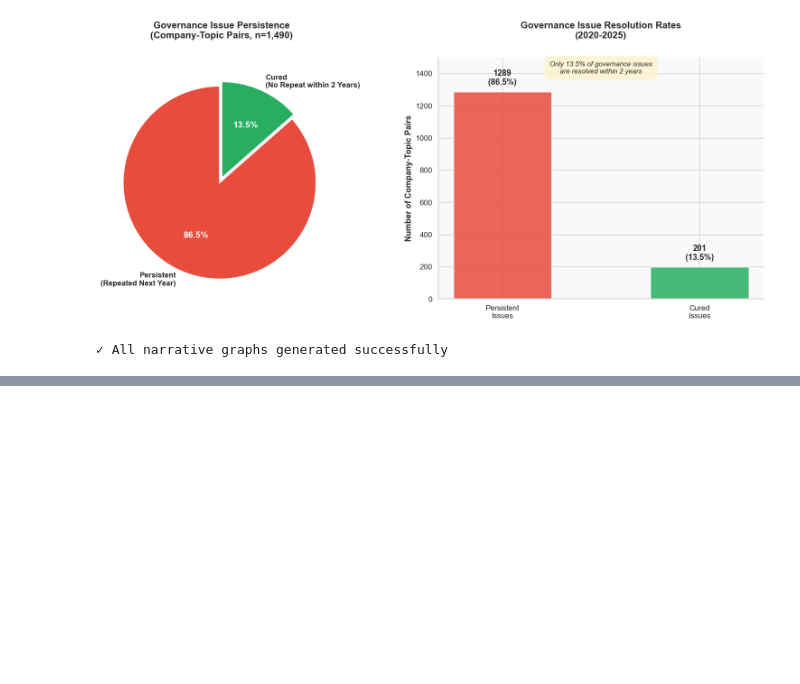
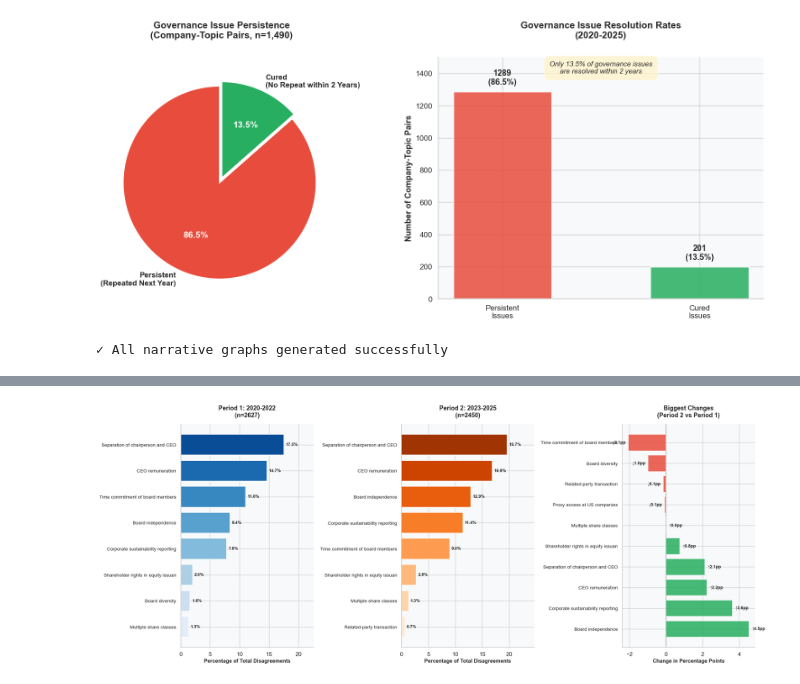
Before and after one commit to JoseBarros23/gpfg-esg-ml-analysis-2024, a Jupyter notebook: notebooks/meetings.ipynb, the cells around one changed output, grey strips where cells are left out. Cells and saved outputs as stored; diff of their text form; code cells hidden in the pictures; blank space fills up the shorter version.

```diff
--- a/notebooks/meetings.ipynb
+++ b/notebooks/meetings.ipynb
@@ -5133,0 +5561,95 @@ KeyError: 'ESG_any'
+# %%
+# =============================================================================
+# GRAPH 3: POSITION PAPER EVOLUTION (2020-2022 vs 2023-2025)
+# =============================================================================
+
+fig, (ax1, ax2, ax3) = plt.subplots(1, 3, figsize=(20, 8))
+
+# Left: Period 1 (2020-2022)
+period_1_top = period_1_papers.head(8)
+period_1_pct = (period_1_top / period_1_total * 100)
+clean_names_p1 = [p.replace('Position paper: ', '')[:35] if pd.notna(p) else 'No position paper'
+                  for p in period_1_top.index]
+
+colors_p1 = sns.color_palette("Blues_r", len(period_1_top))
+y_pos = np.arange(len(period_1_top))
+
+bars = ax1.barh(y_pos, period_1_pct.values, color=colors_p1,
+                edgecolor='white', linewidth=1.5)
+
+ax1.set_yticks(y_pos)
+ax1.set_yticklabels(clean_names_p1, fontsize=10)
+ax1.set_xlabel('Percentage of Total Disagreements', fontsize=11, fontweight='bold')
+ax1.set_title('Period 1: 2020-2022\n(n={})'.format(period_1_total),
+              fontsize=13, fontweight='bold', pad=15)
+ax1.invert_yaxis()
+
+for i, v in enumerate(period_1_pct.values):
+    ax1.text(v + 0.3, i, f'{v:.1f}%', va='center', fontsize=9, fontweight='bold')
+
+ax1.set_xlim(0, max(period_1_pct.values) + 5)
+ax1.spines['top'].set_visible(False)
+ax1.spines['right'].set_visible(False)
+
+# Middle: Period 2 (2023-2025)
+period_2_top = period_2_papers.head(8)
+period_2_pct = (period_2_top / period_2_total * 100)
+clean_names_p2 = [p.replace('Position paper: ', '')[:35] if pd.notna(p) else 'No position paper'
+                  for p in period_2_top.index]
+
+colors_p2 = sns.color_palette("Oranges_r", len(period_2_top))
+y_pos = np.arange(len(period_2_top))
+
+bars = ax2.barh(y_pos, period_2_pct.values, color=colors_p2,
+                edgecolor='white', linewidth=1.5)
+
+ax2.set_yticks(y_pos)
+ax2.set_yticklabels(clean_names_p2, fontsize=10)
+ax2.set_xlabel('Percentage of Total Disagreements', fontsize=11, fontweight='bold')
+ax2.set_title('Period 2: 2023-2025\n(n={})'.format(period_2_total),
+              fontsize=13, fontweight='bold', pad=15)
+ax2.invert_yaxis()
+
+for i, v in enumerate(period_2_pct.values):
+    ax2.text(v + 0.3, i, f'{v:.1f}%', va='center', fontsize=9, fontweight='bold')
+
+ax2.set_xlim(0, max(period_2_pct.values) + 5)
+ax2.spines['top'].set_visible(False)
+ax2.spines['right'].set_visible(False)
+
+# Right: Biggest changes
+changes_data = []
+for paper, change in sorted_changes[:10]:
+    clean_name = paper.replace('Position paper: ', '')[:35] if pd.notna(paper) else 'No position paper'
+    changes_data.append({'paper': clean_name, 'change': change})
+
+changes_df = pd.DataFrame(changes_data).sort_values('change')
+y_pos = np.arange(len(changes_df))
+
+# Color by direction
+colors_change = ['#27ae60' if c > 0 else '#e74c3c' for c in changes_df['change']]
+
+bars = ax3.barh(y_pos, changes_df['change'], color=colors_change,
+                edgecolor='white', linewidth=1.5, alpha=0.85)
+
+ax3.set_yticks(y_pos)
+ax3.set_yticklabels(changes_df['paper'], fontsize=10)
+ax3.set_xlabel('Change in Percentage Points', fontsize=11, fontweight='bold')
+ax3.set_title('Biggest Changes\n(Period 2 vs Period 1)',
+              fontsize=13, fontweight='bold', pad=15)
+ax3.axvline(0, color='black', linewidth=1, alpha=0.3)
+ax3.invert_yaxis()
+
+for i, v in enumerate(changes_df['change']):
+    direction = "↑" if v > 0 else "↓"
+    ax3.text(v + 0.15 if v > 0 else v - 0.15, i, f'{direction}{abs(v):.1f}pp',
+            va='center', ha='left' if v > 0 else 'right',
+            fontsize=9, fontweight='bold')
+
+ax3.spines['top'].set_visible(False)
+ax3.spines['right'].set_visible(False)
+
+plt.tight_layout()
+plt.show()
+# %% [output]
+[figure, added]
```
Also changed, not shown: parts of 5 cells of this notebook.
